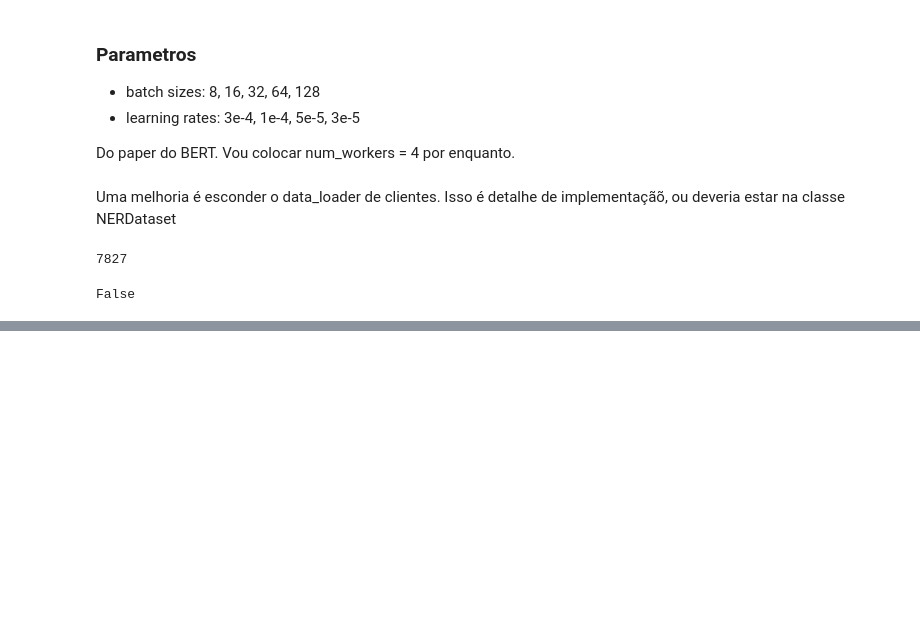
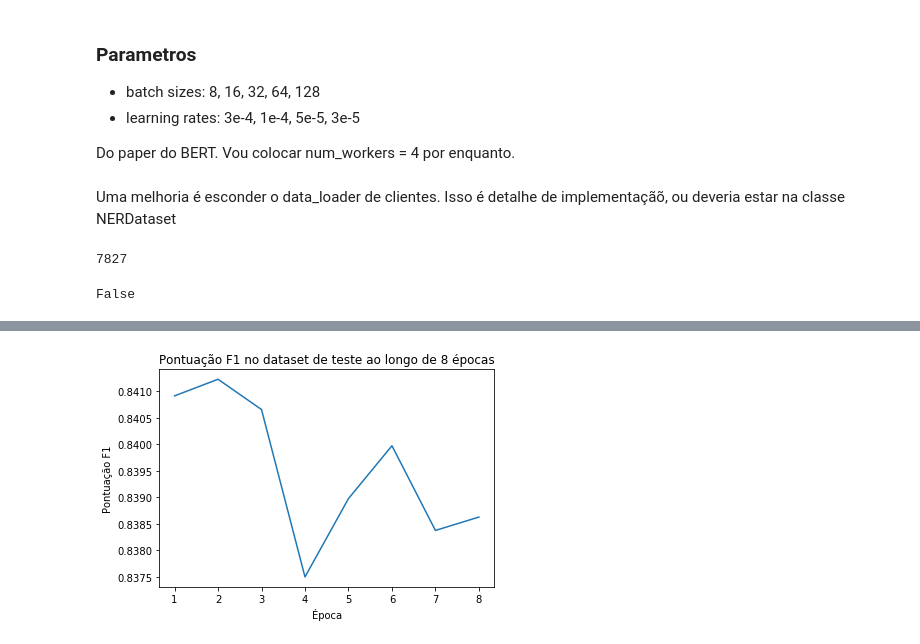
Before and after one commit to caiotda/MAC0499, a Jupyter notebook: model/client.ipynb, the cells around one changed output, grey strips where cells are left out. Saved outputs shown, nothing was run; the diff lists cells and outputs as text; code cells hidden in the pictures; blank space fills up the shorter version.

```diff
--- a/model/client.ipynb
+++ b/model/client.ipynb
@@ -99,0 +101,11 @@ plt.plot(f1)
+# %%
+x = range(1,num_epochs+1)
+y=f1_e
+plt.plot(x, y)
+plt.title("Pontuação F1 no dataset de teste ao longo de 8 épocas")
+plt.xlabel("Época")
+plt.ylabel("Pontuação F1")
+
+plt.show()
+# %% [output]
+[figure, added]
```
Also changed, not shown: parts of 25 cells of this notebook.
